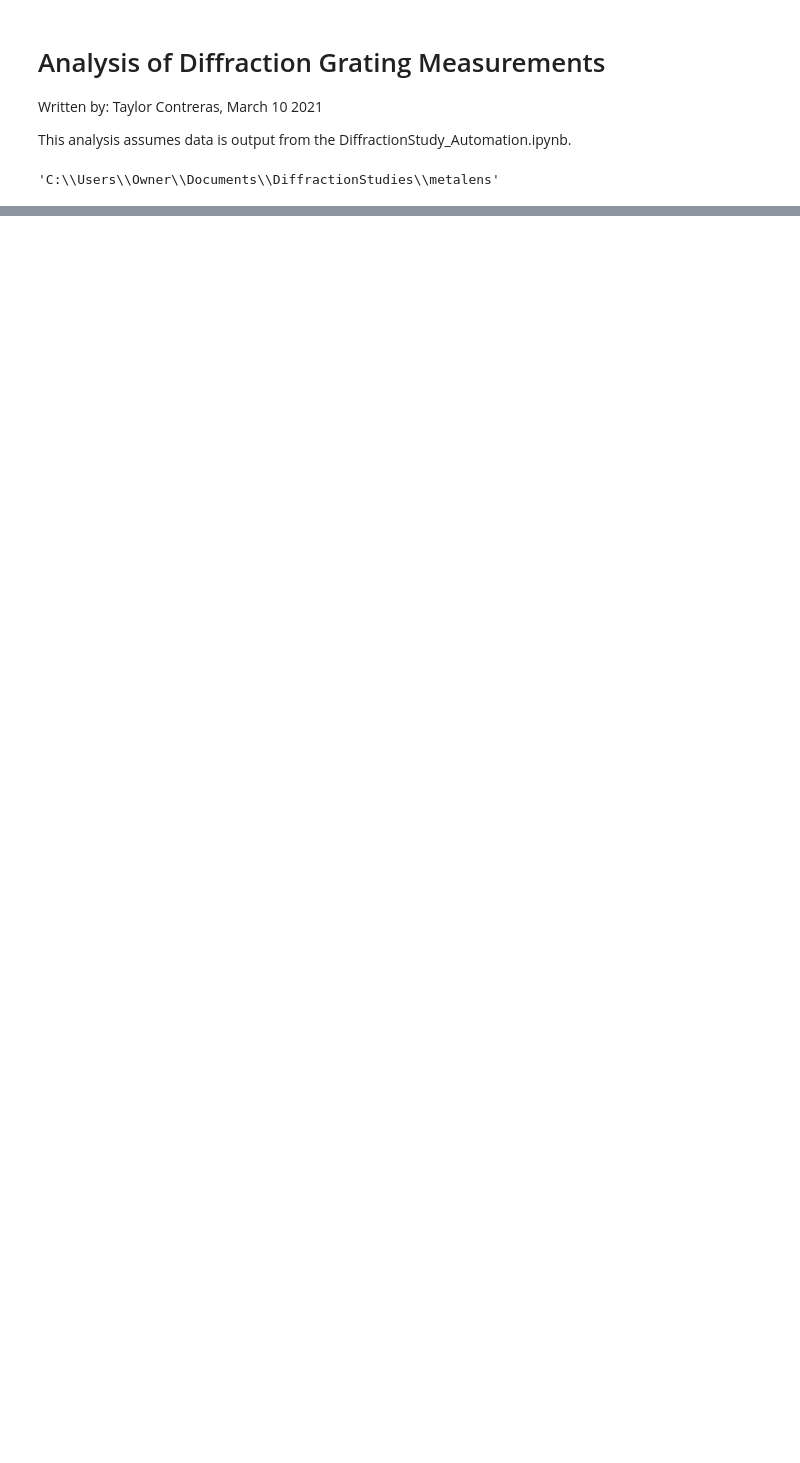
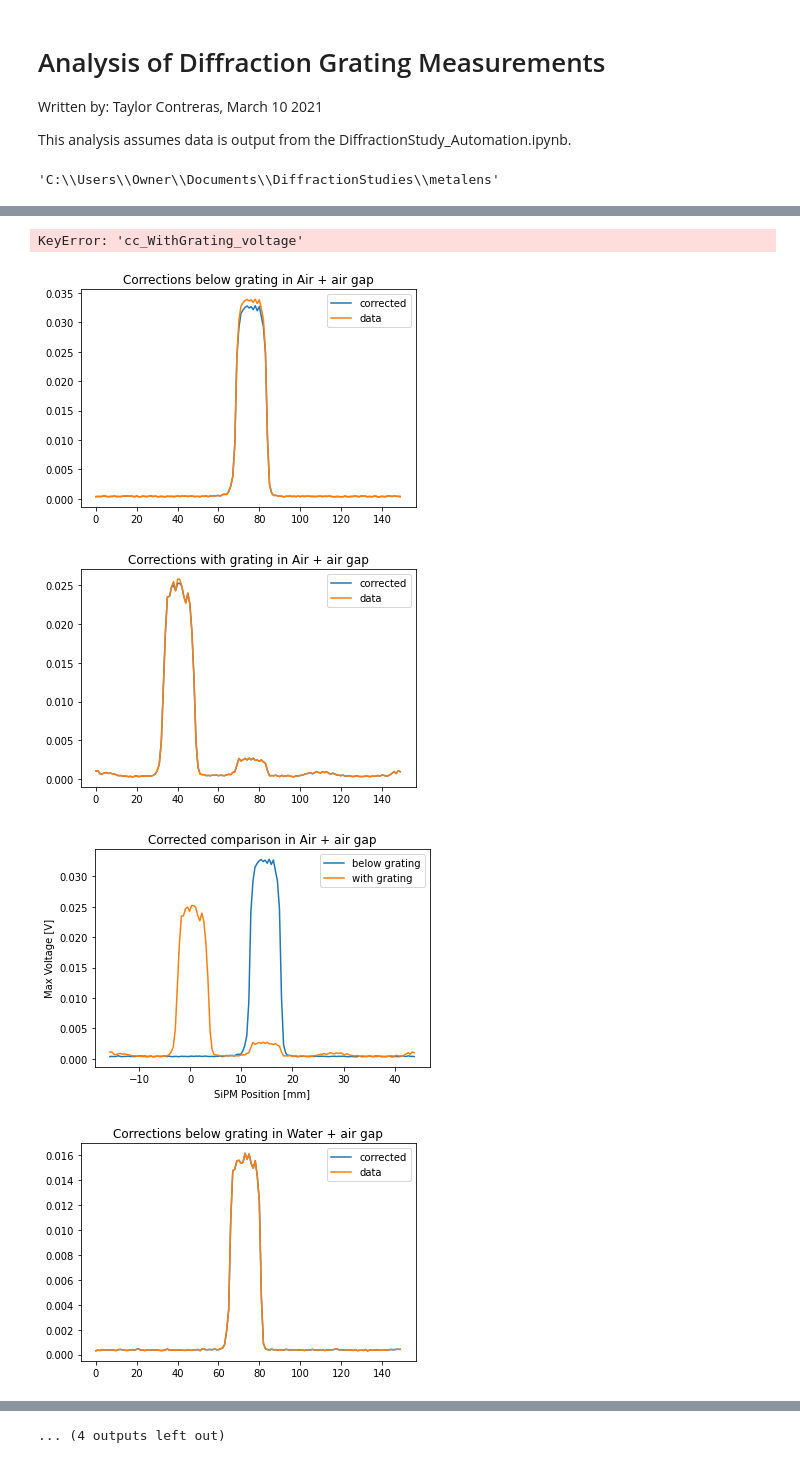
Before and after one commit to tcontrer/metalens, a Jupyter notebook: DiffractionGrating_Analysis.ipynb, the cells around one changed output, grey strips where cells are left out. Saved outputs shown, nothing was run; the diff lists cells and outputs as text; code cells hidden in the pictures; blank space fills up the shorter version.

```diff
--- a/DiffractionGrating_Analysis.ipynb
+++ b/DiffractionGrating_Analysis.ipynb
@@ -207,0 +165,22 @@ SyntaxError: invalid syntax (<ipython-input-18-0605c4e1081c>, line 2)
+# %%
+air_data = GetData('run016_air_data_50ns_15sweeps_airgap.csv')
+air_data['name'] = 'Air + air gap'
+water_data = GetData('run018_distilled_water_data_50ns_15sweeps_airgap.csv')
+water_data['name'] = 'Water + air gap'
+glucose_data = GetData('run021_distilled_glucose_water_data_50ns_15sweeps_airgap.csv')
+glucose_data['name'] = 'Water w/ 30% Glucose + air gap'
+no_gap_water_data = GetData('run002_distilled_water_data_50ns_15sweeps.csv')
+no_gap_water_data['name'] = 'Water'
+no_gap_glucose_data = GetData('run024_distilled_glucose_water_data_50ns_15sweeps_nogap.csv') #'run023_distilled_glucose_water_data_50ns_15sweeps_nogap.csv')
+no_gap_glucose_data['name'] = 'Water w/ 30% Glucose'
+# %%
+GetAngle(no_gap_glucose_data, prominence=0.000000005, distance=0)
+# %% [output]
+KeyError: 'cc_WithGrating_voltage'
+# %%
+[PlotCorrected(data) for data in [air_data, water_data, glucose_data, no_gap_water_data, no_gap_glucose_data]]
+# %% [output]
+[figure, added]
+[figure, added]
+[figure, added]
+[figure, added]
@@ -207,0 +195 @@ SyntaxError: invalid syntax (<ipython-input-18-0605c4e1081c>, line 2)
+... (4 outputs left out)
```
Also changed, not shown: parts of 22 cells of this notebook, 12 other files.
